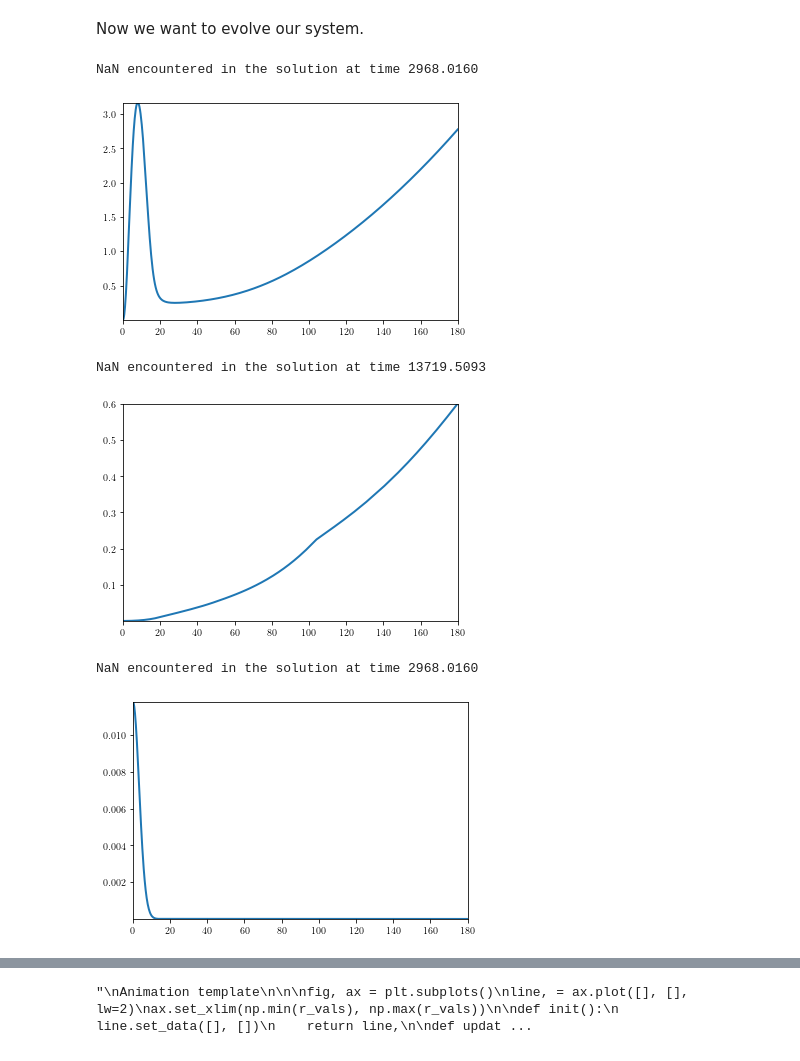
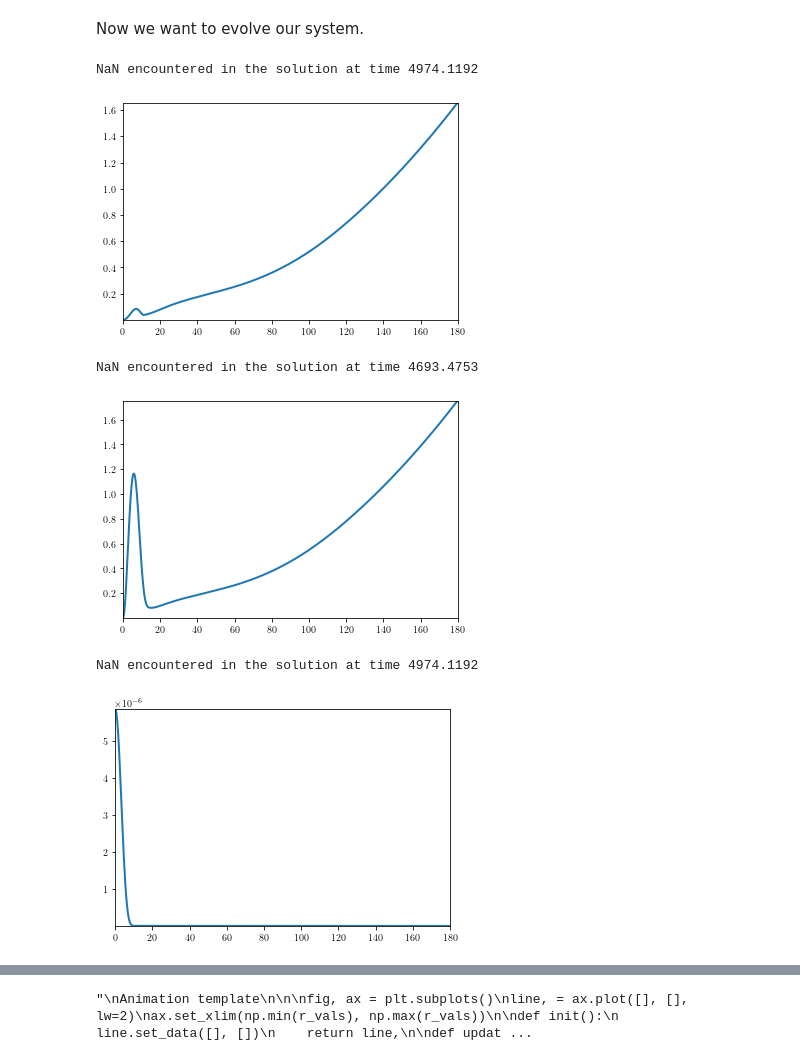
Before and after one commit to xxtofff/MS-Research-Files, a Jupyter notebook: codes/python/MSH_evolution.ipynb, the cells around one changed output, grey strips where cells are left out. Cells and saved outputs as stored; diff of their text form; code cells hidden in the pictures.

Commit message:
generated figures

```diff
--- a/codes/python/MSH_evolution.ipynb
+++ b/codes/python/MSH_evolution.ipynb
@@ -314,7 +314,7 @@ def evolve_system(A_init, R_init, rho_init, U_init, M_init, G_init, t0, tf):
 
     return A_store, R_store, rho_store, U_store, M_store, G_store, t_store
 # %%
-dens_cont = 0.5
+dens_cont = 0.4976733
 amp_val = dens_cont/((r_m**2)*fw*K(r_m, 1))
 A_init, R_init, rho_init, U_init, M_init, G_init = init_perturbations(r_vals, amp_val)
 A_hist, R_hist, rho_hist, U_hist, M_hist, G_hist, t_hist = evolve_system(A_init, R_init, rho_init, U_init, M_init, G_init, t0, tf)
@@ -348,12 +348,12 @@ def update(frame):
 ani = FuncAnimation(fig, update, frames=len(AH_anim),
                     init_func=init, blit=True)
 
-ani.save('figures//AH_anim_0_5.mp4', fps=24, dpi=150, writer='ffmpeg')
+ani.save('figures//AH_anim_0_4976733.mp4', fps=24, dpi=150, writer='ffmpeg')
 # %% [output]
-NaN encountered in the solution at time 2968.0160
+NaN encountered in the solution at time 4974.1192
-[figure, old version]
+[figure, new version]
 # %%
-dens_cont = 0.48957
+dens_cont = 0.49777
 amp_val = dens_cont/((r_m**2)*fw*K(r_m, 1))
 A_init, R_init, rho_init, U_init, M_init, G_init = init_perturbations(r_vals, amp_val)
 A_hist, R_hist, rho_hist, U_hist, M_hist, G_hist, t_hist = evolve_system(A_init, R_init, rho_init, U_init, M_init, G_init, t0, tf)
@@ -387,42 +387,42 @@ def update(frame):
 ani = FuncAnimation(fig, update, frames=len(AH_anim),
                     init_func=init, blit=True)
 
-ani.save('figures//AH_anim_0_48957.mp4', fps=24, dpi=150, writer='ffmpeg')
+ani.save('figures//AH_anim_0_49777.mp4', fps=24, dpi=150, writer='ffmpeg')
 # %% [output]
-NaN encountered in the solution at time 13719.5093
+NaN encountered in the solution at time 4693.4753
-[figure, old version]
+[figure, new version]
 # %%
-dens_cont = 0.5
+dens_cont = 0.4976733
 amp_val = dens_cont/((r_m**2)*fw*K(r_m, 1))
 A_init, R_init, rho_init, U_init, M_init, G_init = init_perturbations(r_vals, amp_val)
 A_hist, R_hist, rho_hist, U_hist, M_hist, G_hist, t_hist = evolve_system(A_init, R_init, rho_init, U_init, M_init, G_init, t0, tf)
 
 sec_anim = 5
 frames = int(5*24)
 rho_anim = []
 for i in range(frames):
     rho_anim.append(rho_hist[int(np.floor(len(rho_hist)/frames))*i])
 
 fig, ax = plt.subplots()
 line, = ax.plot([], [], lw=2)
 ax.set_xlim(np.min(r_vals), np.max(r_vals))
 
 def init():
     line.set_data([], [])
     return line,
 
 def update(frame):
     y = rho_anim[frame]
     y_lim = [y[i] for i in range(len(y)) if not np.isnan(y[i])]
     line.set_data(r_vals, y)
     ax.set_ylim(np.min(y_lim), np.max(y_lim))
     return line,
 
 ani = FuncAnimation(fig, update, frames=len(rho_anim),
                     init_func=init, blit=True)
 
-ani.save('figures//rho_anim_0_5.mp4', fps=24, dpi=150, writer='ffmpeg')
+ani.save('figures//rho_anim_0_4976733.mp4', fps=24, dpi=150, writer='ffmpeg')
 # %% [output]
-NaN encountered in the solution at time 2968.0160
+NaN encountered in the solution at time 4974.1192
-[figure, old version]
+[figure, new version]
 # %%
```
Also changed, not shown: parts of 4 cells of this notebook, 10 other files.
